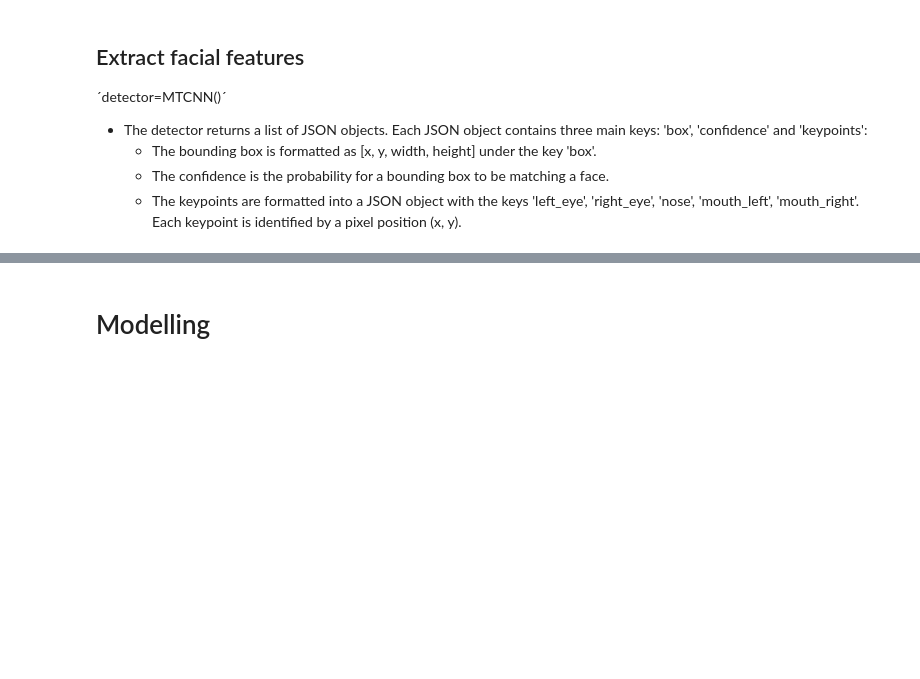
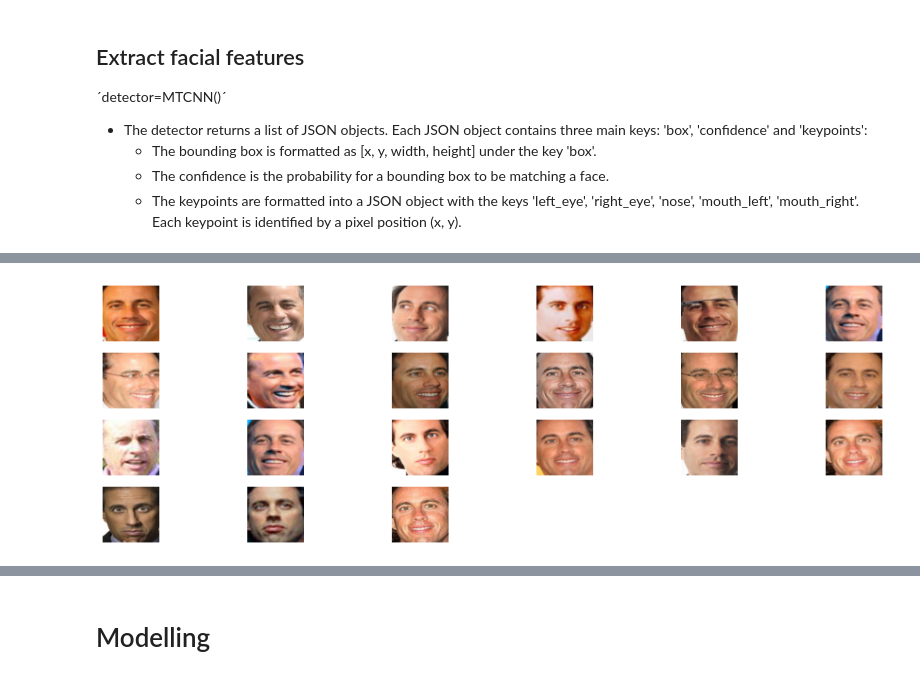
Before and after one commit to poojasaxena/face_recognition_modelling, a Jupyter notebook: keras_facenet/keras_facenet_inception_resnet_v1_celeb_data.ipynb, the cells around one changed output, grey strips where cells are left out. Drawn from its saved outputs; the diff is of its cells as text; code cells hidden in the pictures; blank space fills up the shorter version.

```diff
--- a/keras_facenet/keras_facenet_inception_resnet_v1_celeb_data.ipynb
+++ b/keras_facenet/keras_facenet_inception_resnet_v1_celeb_data.ipynb
@@ -128,3 +77,0 @@ def draw_name_frequency_plot(dir_path):
-# %%
-path = os.path.join(base_dir, 'train')
-draw_name_frequency_plot(dir_path=path)
@@ -184,12 +177,0 @@ plt.imshow(pixels)
-# %%
-def show_all_faces(dir_name):
-    nrows = 4
-    ncols = round(len(os.listdir(dir_name)) / nrows)
-
-    for count, filename in enumerate(os.listdir(dir_name)):
-        path = dir_name + filename
-        face = extract_face(path)
-        plt.subplot(nrows, ncols, count+1)
-        plt.axis('off')
-        plt.imshow(face)
-    plt.show()
@@ -198,3 +178,19 @@ show_all_faces(elton_john)
+# %%
+def show_all_faces(dir_name):
+    nrows = 4
+    ncols = round(len(os.listdir(dir_name)) / nrows) + 1
+
+    for count, filename in enumerate(os.listdir(dir_name)):
+        path = dir_name + "/" + filename
+        face = extract_face(path)
+        plt.subplot(nrows, ncols, count+1)
+        plt.axis('off')
+        plt.imshow(face)
+    plt.show()
+# %%
+show_all_faces(base_dir_jerry)
+# %% [output]
+[figure, added]
 # %%
 # load images and extract faces for all images in a directory
 def load_faces(directory):
```
Also changed, not shown: parts of 16 cells of this notebook.
